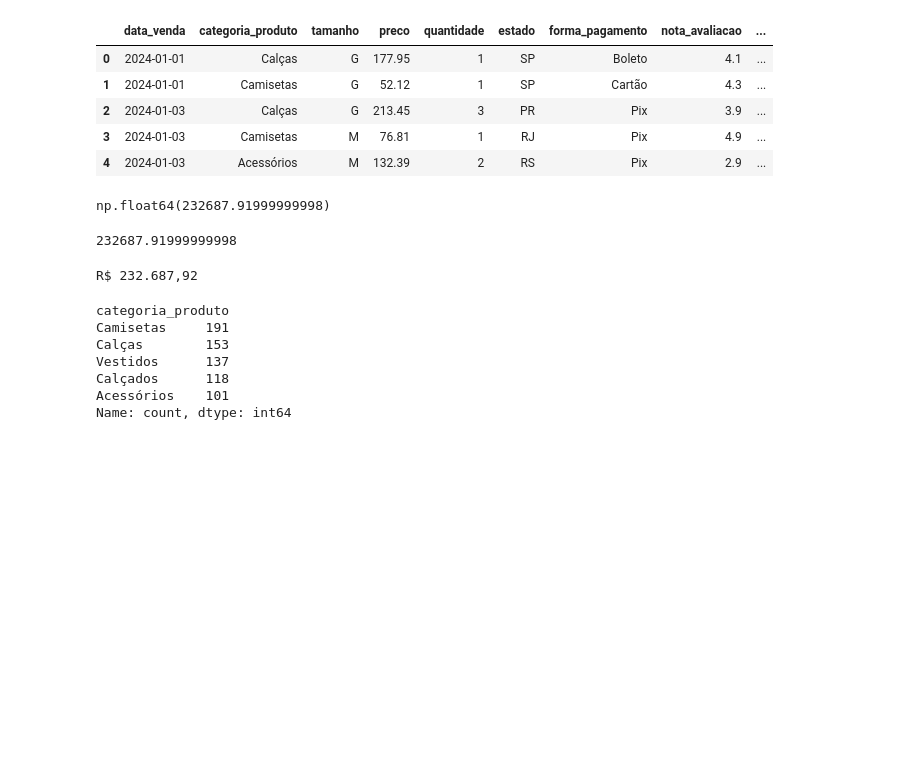
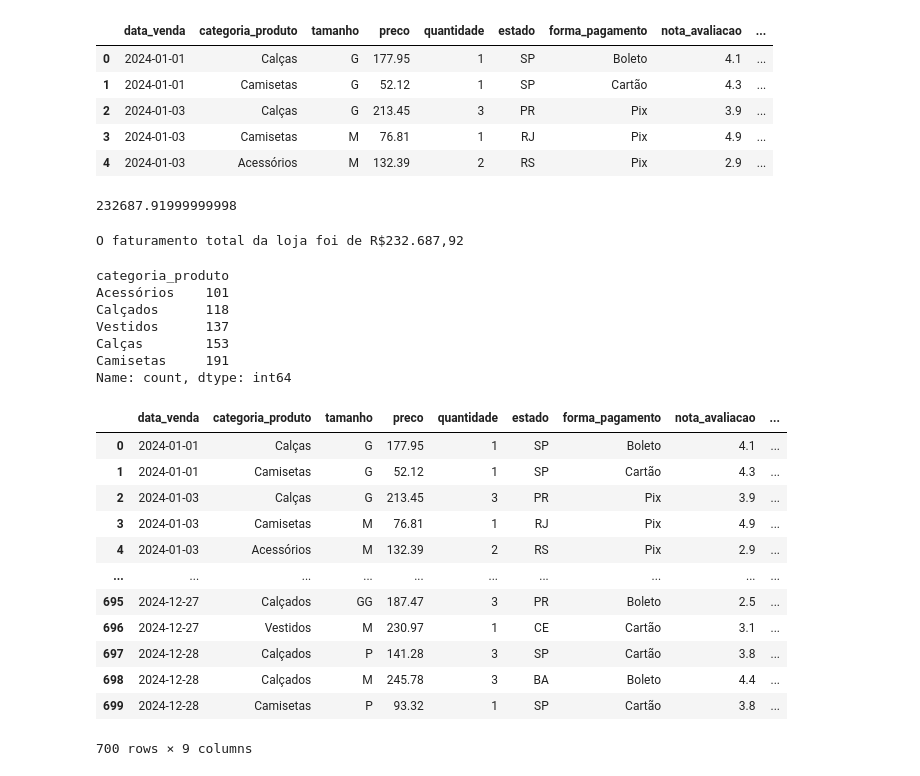
Before and after one commit to arleybatistela/treinamento-analise-de-dados-tarde, a Jupyter notebook: exercicios_aula02.ipynb, the cells around one changed output. Cells and saved outputs as stored; diff of their text form; code cells hidden in the pictures; blank space fills up the shorter version.

```diff
--- a/exercicios_aula02.ipynb
+++ b/exercicios_aula02.ipynb
@@ -95,32 +95,45 @@ df_tratado.head()
 # Em seguida, exiba esse valor formatado como moeda brasileira,
 # no formato R$ 0.000,00 (exemplo: R$ 232.687,92).
 
-df_tratado["faturamento"].sum()
+print(df_tratado["faturamento"].sum())
 # %% [output]
-np.float64(232687.91999999998)
+232687.91999999998
 # %%
-faturamento_total = df_tratado["faturamento"].sum()
-print(faturamento_total)
+faturamento = df_tratado["faturamento"].sum()
-# %% [output]
-232687.91999999998
 # %%
-faturamento_correto = f"R$ {faturamento_total:,.2f}".replace(",", "X").replace(".", ",").replace("X", ".")
-print(faturamento_correto)
+faturamento_correto = f"{faturamento:,.2f}".replace(",", "X").replace(".", ",").replace("X", ".")
+print(f"O faturamento total da loja foi de R${faturamento_correto}")
 # %% [output]
-R$ 232.687,92
+O faturamento total da loja foi de R$232.687,92
 # %%
 # Exercicio 7
 # Descubra quantos pedidos existem de cada categoria de produto.
 
-df_tratado["categoria_produto"].value_counts()
+df_tratado["categoria_produto"].value_counts(ascending=True)
 # %% [output]
 categoria_produto
+Acessórios    101
+Calçados      118
+Vestidos      137
+Calças        153
 Camisetas     191
-Calças        153
-Vestidos      137
-Calçados      118
-Acessórios    101
 Name: count, dtype: int64
+# %%
+df_tratado
+# %% [output]
+|  | data_venda | categoria_produto | tamanho | preco | quantidade | estado | forma_pagamento | nota_avaliacao | ... |
+| 0 | 2024-01-01 | Calças | G | 177.95 | 1 | SP | Boleto | 4.1 | ... |
+| 1 | 2024-01-01 | Camisetas | G | 52.12 | 1 | SP | Cartão | 4.3 | ... |
+| 2 | 2024-01-03 | Calças | G | 213.45 | 3 | PR | Pix | 3.9 | ... |
+| 3 | 2024-01-03 | Camisetas | M | 76.81 | 1 | RJ | Pix | 4.9 | ... |
+| 4 | 2024-01-03 | Acessórios | M | 132.39 | 2 | RS | Pix | 2.9 | ... |
+| ... | ... | ... | ... | ... | ... | ... | ... | ... | ... |
+| 695 | 2024-12-27 | Calçados | GG | 187.47 | 3 | PR | Boleto | 2.5 | ... |
+| 696 | 2024-12-27 | Vestidos | M | 230.97 | 1 | CE | Cartão | 3.1 | ... |
+| 697 | 2024-12-28 | Calçados | P | 141.28 | 3 | SP | Cartão | 3.8 | ... |
+| 698 | 2024-12-28 | Calçados | M | 245.78 | 3 | BA | Boleto | 4.4 | ... |
+| 699 | 2024-12-28 | Camisetas | P | 93.32 | 1 | SP | Cartão | 3.8 | ... |
+700 rows × 9 columns
 # %%
 # Exercicio 8
 # Descubra quanto cada categoria de produto faturou no total,
```
Also changed, not shown: parts of 7 cells of this notebook, 2 other files.
